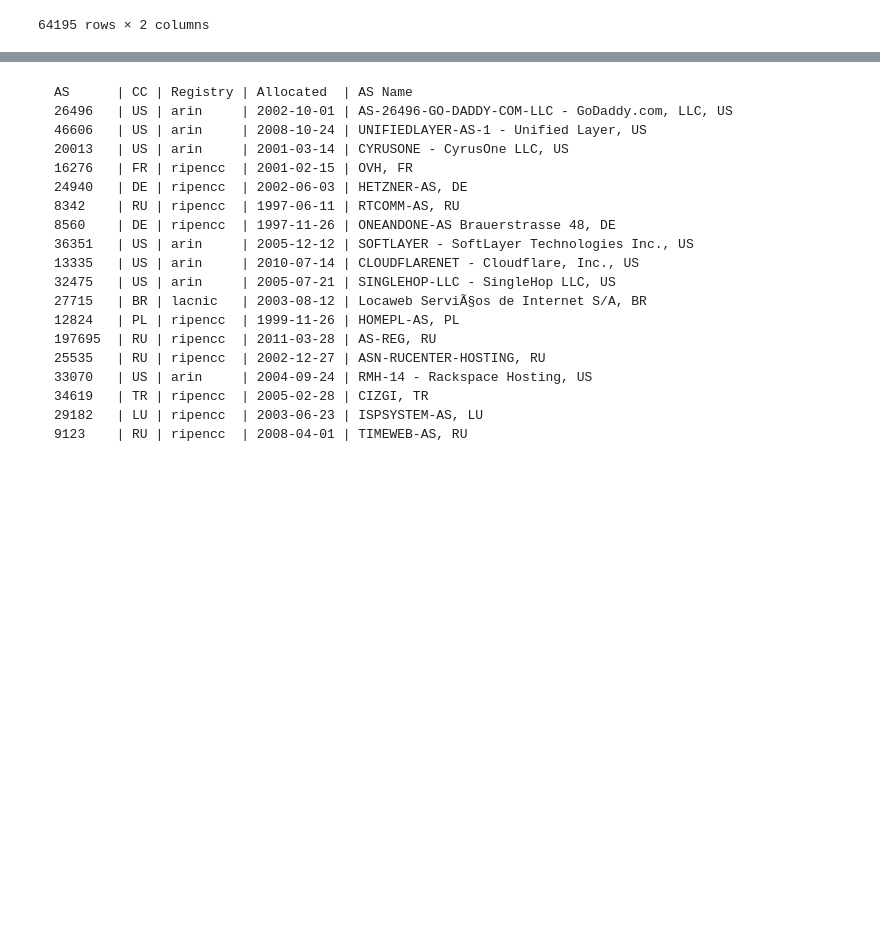
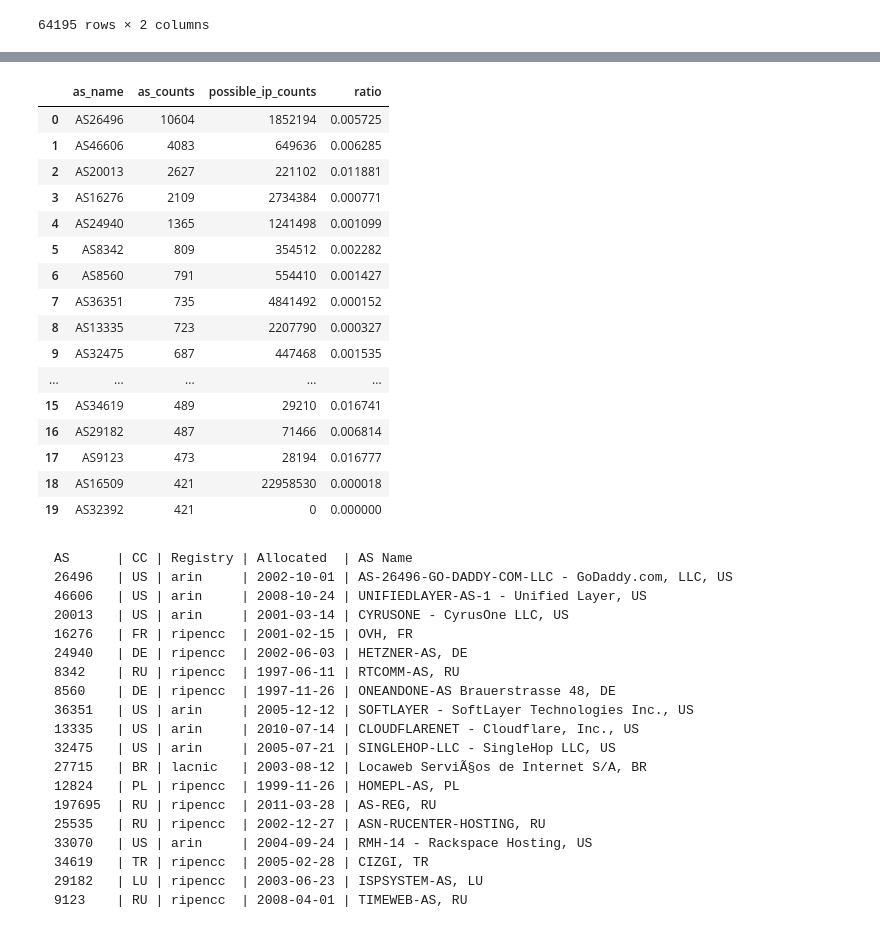
Before and after one commit to Yzoni/economics-cybsec, a Jupyter notebook: block_3/code_b3.ipynb, the cells around one changed output, grey strips where cells are left out. Drawn from its saved outputs; the diff is of its cells as text; code cells hidden in the pictures; blank space fills up the shorter version.

Commit message:
relative counts

````diff
--- a/block_3/code_b3.ipynb
+++ b/block_3/code_b3.ipynb
@@ -190,5 +185,10 @@ df
 64195 rows × 2 columns
 # %%
 ex_df = df.description.str.extract(r'(AS.\d*)')
-ex_df[0].value_counts()[:20]
+ex_df_20 = ex_df[0].value_counts()[:20]
+
+ddata = pd.DataFrame()
+ddata['as_name'] = ex_df_20.index.tolist()
+ddata['as_counts'] = list(ex_df_20)
+ddata
 # %% [output]
@@ -211,0 +212,27 @@ Name: 0, dtype: int64
+# %%
+from bs4 import BeautifulSoup
+import ipaddress
+
+def get_ip_ranges(as_nr):
+    base_url = 'https://ipinfo.io/'
+    response = requests.get('https://ipinfo.io/{}'.format(as_nr))
+
+    soup = BeautifulSoup(response.text, 'html.parser')
+
+    as_s = []
+    for link in soup.find_all('a'):
+        aa = re.match(r'^\d{1,3}\.\d{1,3}\.\d{1,3}\.\d{1,3}.*', str(link.string).strip())
+        if aa:
+            as_s.append(aa.group(0))
+    return as_s
+
+hosts = []
+for as_ in ddata['as_name']:
+    ip_ranges = get_ip_ranges(as_)
+    host_count = 0
+    for ip_range in ip_ranges:
+        add = ipaddress.ip_network(ip_range)
+        host_count += len(list(add.hosts()))
+    print('{}: {}'format(as_, host_count))
+    hosts.append(host_count)
+print(hosts)
@@ -211,0 +257,3 @@ Name: 0, dtype: int64
+# %%
+ddata['possible_ip_counts'] = hosts
+ddata
@@ -212,3 +278,25 @@ Name: 0, dtype: int64
+# %%
+ratio = [c / ipc if ipc != 0 else 0 for c, ipc in zip(ddata['as_counts'], ddata['possible_ip_counts'])]
+ddata['ratio'] = ratio
+ddata
+# %% [output]
+|  | as_name | as_counts | possible_ip_counts | ratio |
+| 0 | AS26496 | 10604 | 1852194 | 0.005725 |
+| 1 | AS46606 | 4083 | 649636 | 0.006285 |
+| 2 | AS20013 | 2627 | 221102 | 0.011881 |
+| 3 | AS16276 | 2109 | 2734384 | 0.000771 |
+| 4 | AS24940 | 1365 | 1241498 | 0.001099 |
+| 5 | AS8342 | 809 | 354512 | 0.002282 |
+| 6 | AS8560 | 791 | 554410 | 0.001427 |
+| 7 | AS36351 | 735 | 4841492 | 0.000152 |
+| 8 | AS13335 | 723 | 2207790 | 0.000327 |
+| 9 | AS32475 | 687 | 447468 | 0.001535 |
+| ... | ... | ... | ... | ... |
+| 15 | AS34619 | 489 | 29210 | 0.016741 |
+| 16 | AS29182 | 487 | 71466 | 0.006814 |
+| 17 | AS9123 | 473 | 28194 | 0.016777 |
+| 18 | AS16509 | 421 | 22958530 | 0.000018 |
+| 19 | AS32392 | 421 | 0 | 0.000000 |
 # %% [markdown]
 ```
 AS      | CC | Registry | Allocated  | AS Name
````
Also changed, not shown: parts of 4 cells of this notebook.
